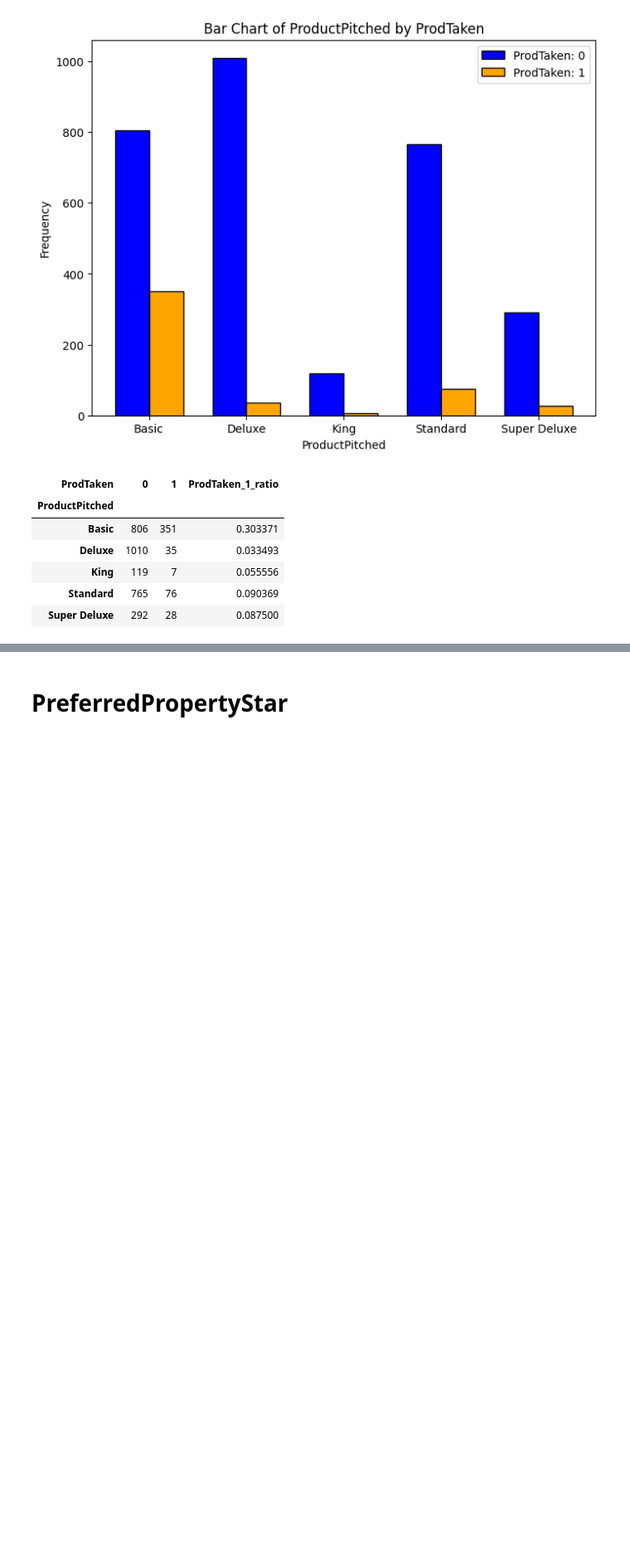
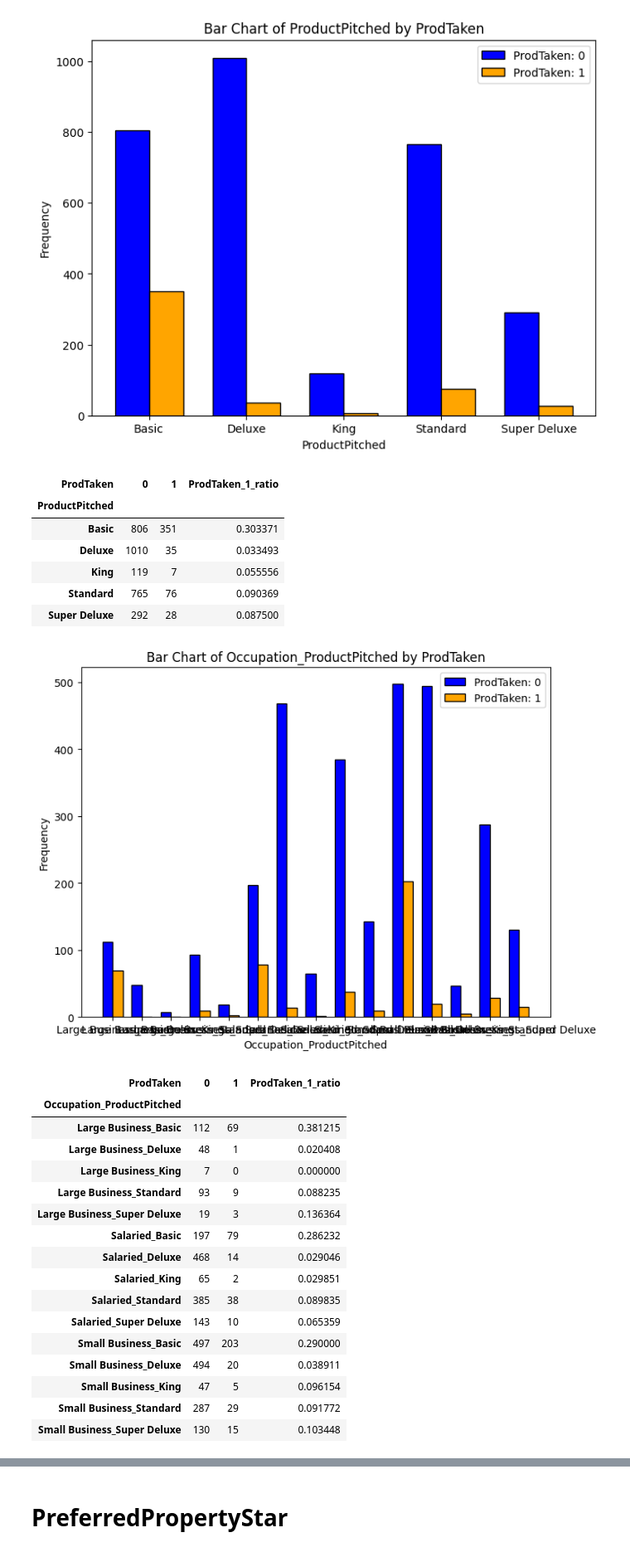
Before and after one commit to skyshine460/ProdTaken, a Jupyter notebook: ProdTaken_lightgbm.ipynb, the cells around one changed output, grey strips where cells are left out. Shown at 83% size. Saved outputs shown, nothing was run; the diff lists cells and outputs as text; code cells hidden in the pictures; blank space fills up the shorter version.

```diff
--- a/ProdTaken_lightgbm.ipynb
+++ b/ProdTaken_lightgbm.ipynb
@@ -131,6 +131,12 @@ def crosstab_df(col):
     crosstab = pd.crosstab(train_df[col], train_df['ProdTaken'])
     crosstab['ProdTaken_1_ratio'] = crosstab[1] / (crosstab[0] + crosstab[1])
     return crosstab
+
+def category_and_category(col1, col2):
+    train_df[col1+"_"+col2] = train_df[col1].astype(str) + '_' + train_df[col2].astype(str)
+    train_df[col1+"_"+col2] = train_df[col1+"_"+col2].astype('category')
+    test_df[col1+"_"+col2] = test_df[col1].astype(str) + '_' + test_df[col2].astype(str)
+    test_df[col1+"_"+col2] = test_df[col1+"_"+col2].astype('category')
 # %% [markdown]
 # Age
 # %%
@@ -515,3 +521,26 @@ crosstab_df('ProductPitched')
 | King | 119 | 7 | 0.055556 |
 | Standard | 765 | 76 | 0.090369 |
 | Super Deluxe | 292 | 28 | 0.087500 |
+# %%
+category_and_category('Occupation', 'ProductPitched')
+barplots(train_df, 'Occupation_ProductPitched')
+crosstab_df('Occupation_ProductPitched')
+# %% [output]
+[figure, added]
+| ProdTaken | 0 | 1 | ProdTaken_1_ratio |
+| Occupation_ProductPitched |  |  |  |
+| Large Business_Basic | 112 | 69 | 0.381215 |
+| Large Business_Deluxe | 48 | 1 | 0.020408 |
+| Large Business_King | 7 | 0 | 0.000000 |
+| Large Business_Standard | 93 | 9 | 0.088235 |
+| Large Business_Super Deluxe | 19 | 3 | 0.136364 |
+| Salaried_Basic | 197 | 79 | 0.286232 |
+| Salaried_Deluxe | 468 | 14 | 0.029046 |
+| Salaried_King | 65 | 2 | 0.029851 |
+| Salaried_Standard | 385 | 38 | 0.089835 |
+| Salaried_Super Deluxe | 143 | 10 | 0.065359 |
+| Small Business_Basic | 497 | 203 | 0.290000 |
+| Small Business_Deluxe | 494 | 20 | 0.038911 |
+| Small Business_King | 47 | 5 | 0.096154 |
+| Small Business_Standard | 287 | 29 | 0.091772 |
+| Small Business_Super Deluxe | 130 | 15 | 0.103448 |
```
Also changed, not shown: parts of 12 cells of this notebook.
